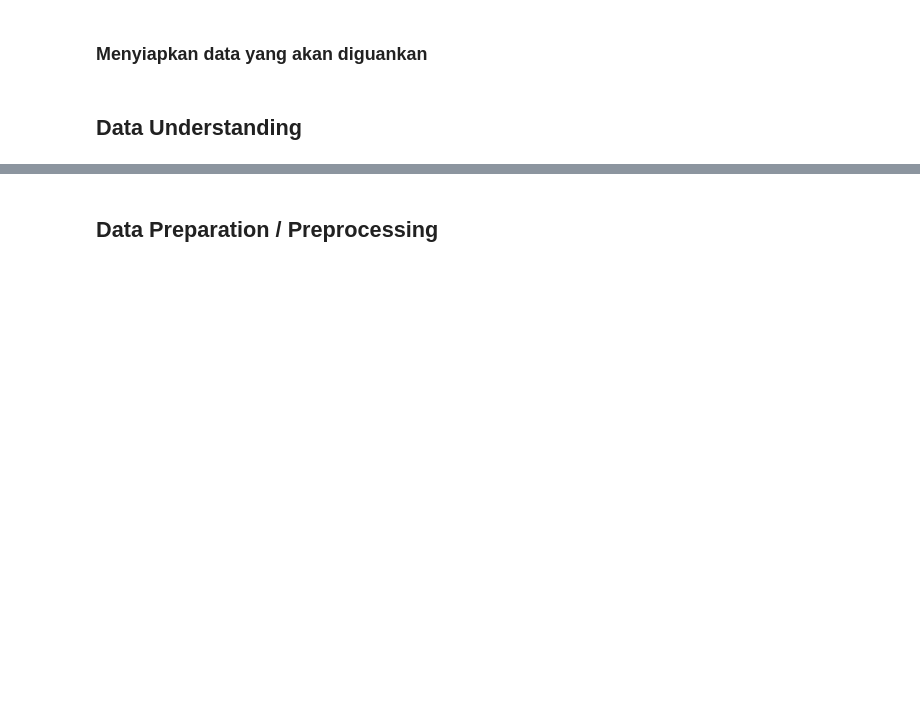
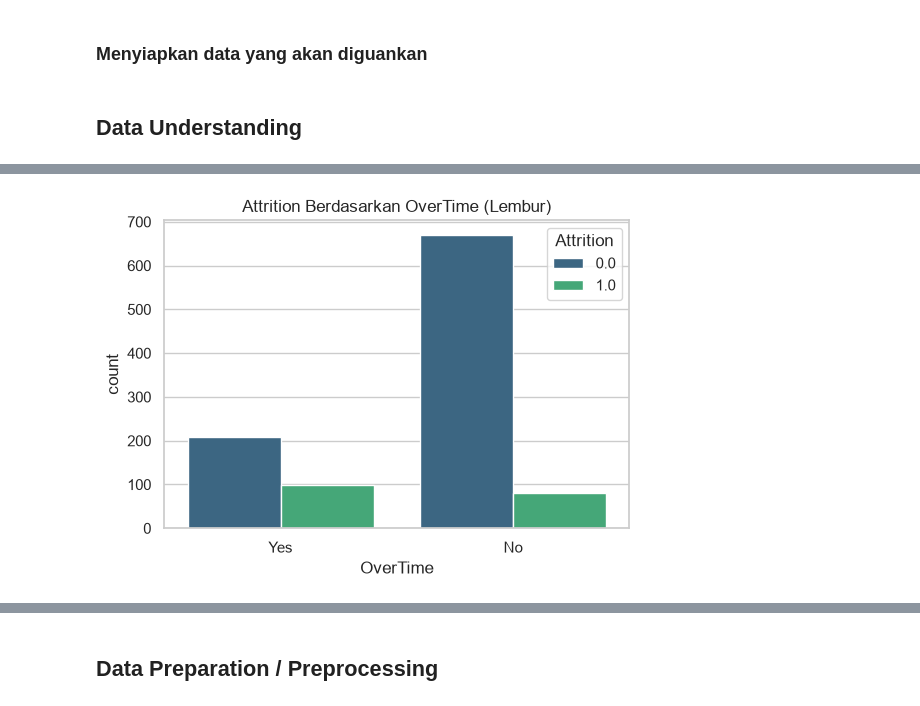
Before and after one commit to dzikri007/Summer-Project-Data-Science, a Jupyter notebook: Submission Pertama Menyelesaikan Permasalahan Human Resources/notebook.ipynb, the cells around one changed output, grey strips where cells are left out. Drawn from its saved outputs; the diff is of its cells as text; code cells hidden in the pictures; blank space fills up the shorter version.

```diff
--- a/Submission Pertama Menyelesaikan Permasalahan Human Resources/notebook.ipynb
+++ b/Submission Pertama Menyelesaikan Permasalahan Human Resources/notebook.ipynb
@@ -45,0 +88,8 @@ Data Employee:
+# %%
+# 4. Hubungan Attrition dengan OverTime
+plt.figure(figsize=(6,4))
+sns.countplot(data=data, x='OverTime', hue='Attrition', palette='viridis')
+plt.title('Attrition Berdasarkan OverTime (Lembur)')
+plt.show()
+# %% [output]
+[figure, added]
```
Also changed, not shown: parts of 6 cells of this notebook.
